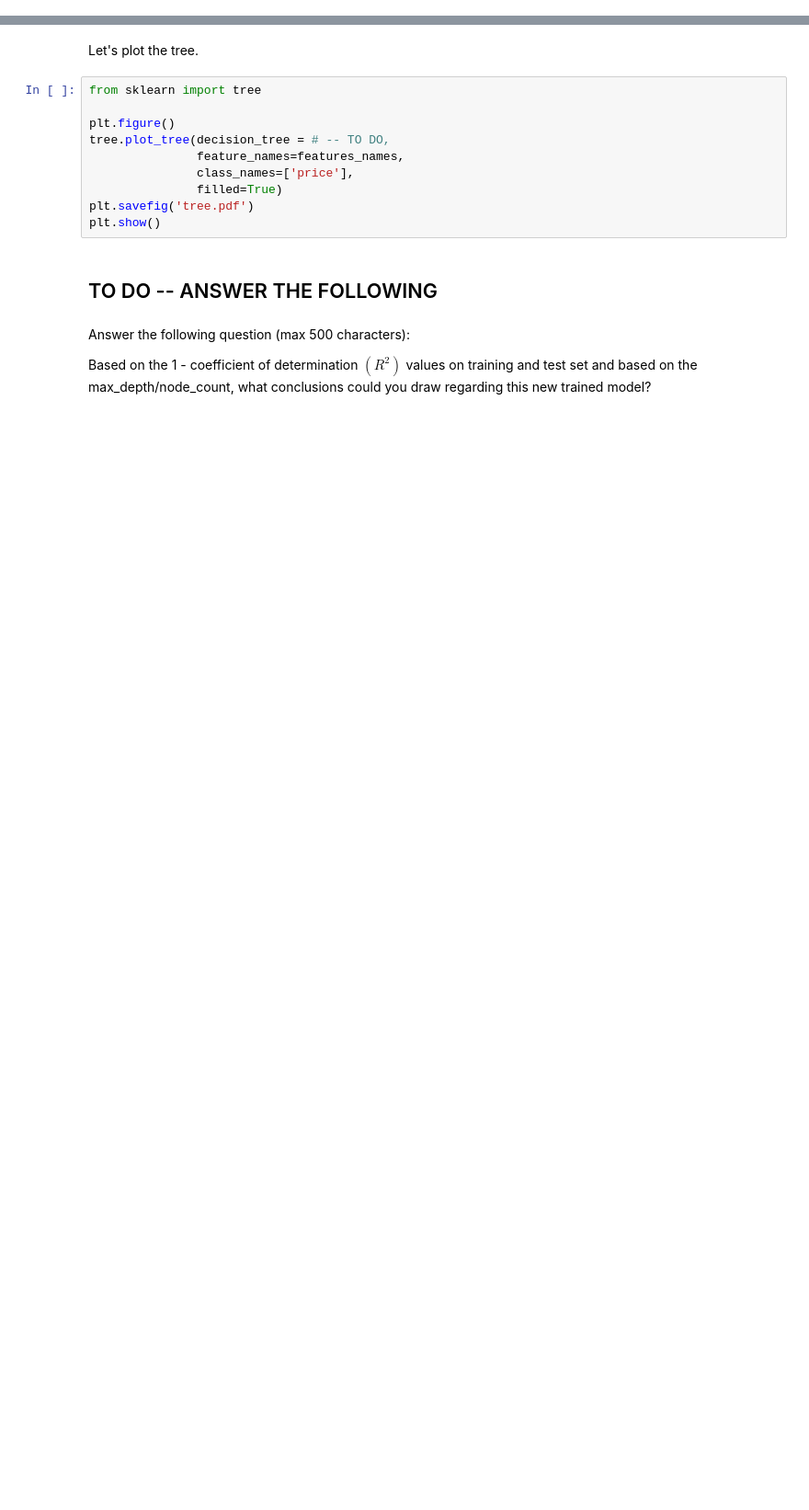
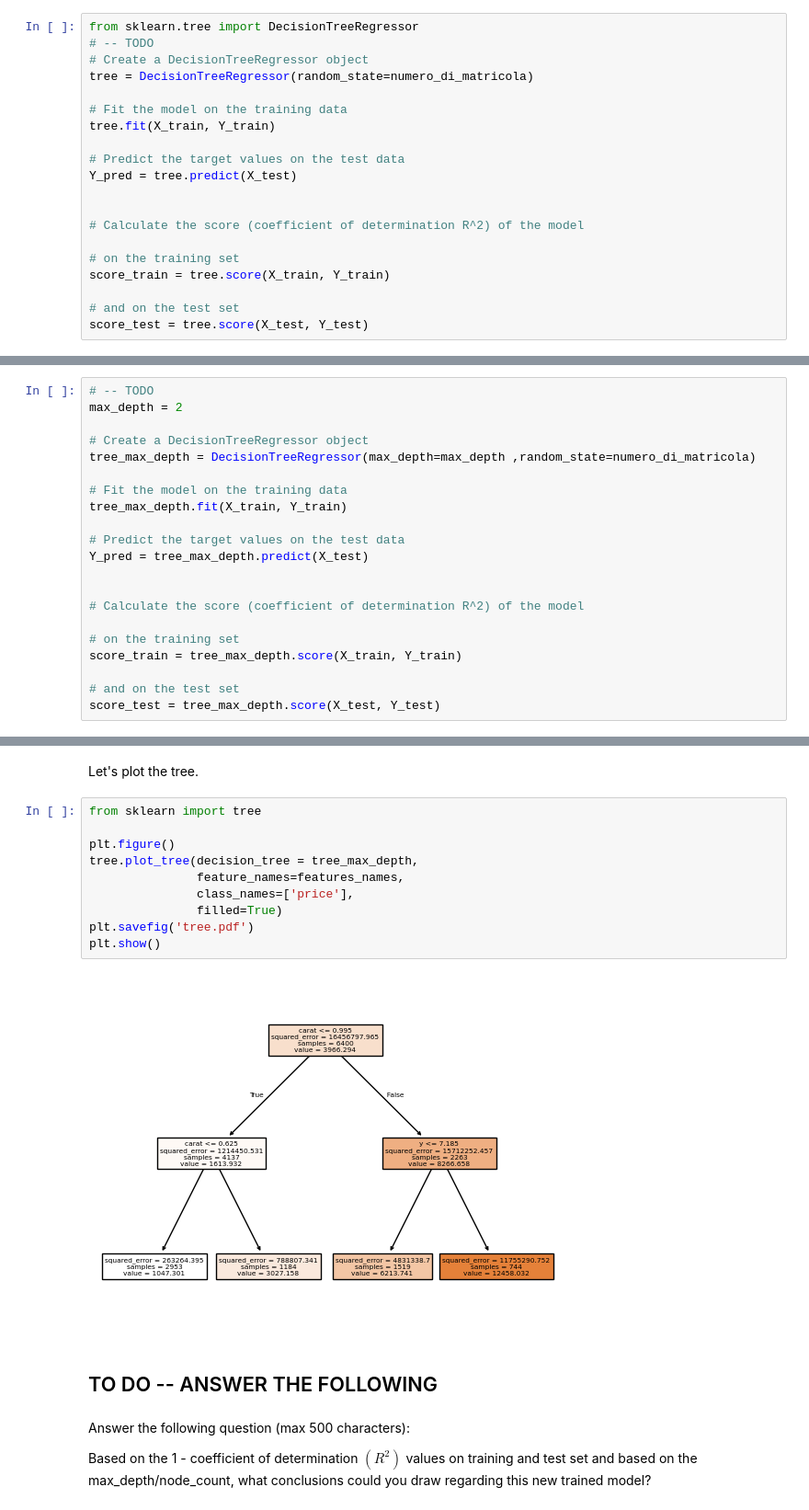
Before and after one commit to Labby0811/Machine_Learning_labs, a Jupyter notebook: Homeworks/24-25/HW2/DT_GiuseppeLabate_2095665.ipynb, the cells around one changed output, grey strips where cells are left out. Shown at 92% size. Drawn from its saved outputs; the diff is of its cells as text; blank space fills up the shorter version.

```diff
--- a/Homeworks/24-25/HW2/DT_GiuseppeLabate_2095665.ipynb
+++ b/Homeworks/24-25/HW2/DT_GiuseppeLabate_2095665.ipynb
@@ -189,3 +231,23 @@ from sklearn.tree import DecisionTreeRegressor
+# %%
+from sklearn.tree import DecisionTreeRegressor
+# -- TODO
+# Create a DecisionTreeRegressor object
+tree = DecisionTreeRegressor(random_state=numero_di_matricola)
+
+# Fit the model on the training data
+tree.fit(X_train, Y_train)
+
+# Predict the target values on the test data
+Y_pred = tree.predict(X_test)
+
+
+# Calculate the score (coefficient of determination R^2) of the model
+
+# on the training set
+score_train = tree.score(X_train, Y_train)
+
+# and on the test set
+score_test = tree.score(X_test, Y_test)
 # %% [markdown]
 Print the value of 1 - coefficient of determination $(R^2)$, to evaluate how well the model fits both the training and test data.
 # %%
@@ -223,3 +300,24 @@ Now, try with a different value for $\texttt{max\_depth}$ hyperparameter. Set it
+# %%
+# -- TODO
+max_depth = 2
+
+# Create a DecisionTreeRegressor object
+tree_max_depth = DecisionTreeRegressor(max_depth=max_depth ,random_state=numero_di_matricola)
+
+# Fit the model on the training data
+tree_max_depth.fit(X_train, Y_train)
+
+# Predict the target values on the test data
+Y_pred = tree_max_depth.predict(X_test)
+
+
+# Calculate the score (coefficient of determination R^2) of the model
+
+# on the training set
+score_train = tree_max_depth.score(X_train, Y_train)
+
+# and on the test set
+score_test = tree_max_depth.score(X_test, Y_test)
 # %% [markdown]
 Let's print the error obtained by this model on both training and test data.
 # %%
@@ -231,13 +332,15 @@ Let's plot the tree.
 # %%
 from sklearn import tree
 
 plt.figure()
-tree.plot_tree(decision_tree = # -- TO DO,
+tree.plot_tree(decision_tree = tree_max_depth,
                feature_names=features_names,
                class_names=['price'],
                filled=True)
 plt.savefig('tree.pdf')
 plt.show()
+# %% [output]
+[figure, added]
 # %% [markdown]
 ## TO DO -- ANSWER THE FOLLOWING
 # %% [markdown]
```
Also changed, not shown: parts of 18 cells of this notebook, 1 other file.
